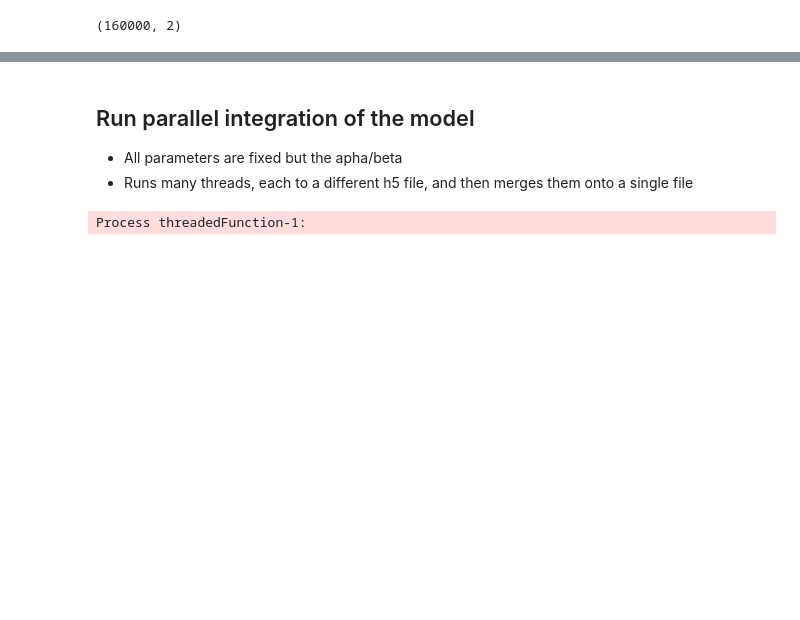
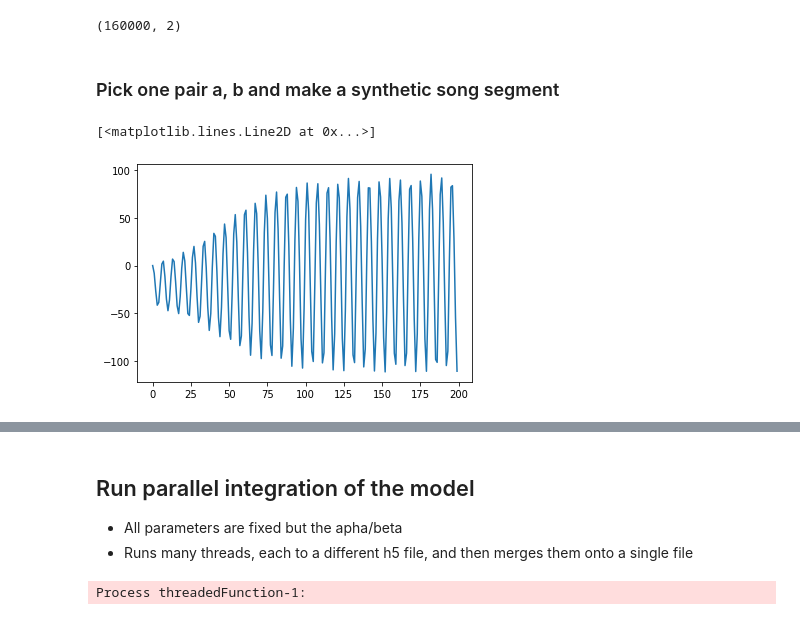
Before and after one commit to zekearneodo/soundflow, a Jupyter notebook: simmulate_sounds-finch-takens.ipynb, the cells around one changed output, grey strips where cells are left out. Drawn from its saved outputs; the diff is of its cells as text; code cells hidden in the pictures; blank space fills up the shorter version.

```diff
--- a/simmulate_sounds-finch-takens.ipynb
+++ b/simmulate_sounds-finch-takens.ipynb
@@ -160,3 +176,32 @@ plt.plot(np.array(abg)[:,0], np.array(abg)[:,1], '*');
 abg.shape
 # %% [output]
 (160000, 2)
+# %% [markdown]
+### Pick one pair a, b and make a synthetic song segment
+# %%
+alpha = -0.15
+beta = -1.5
+
+sim_pars = {'gamma': 23500,
+            'alpha':alpha,
+            'beta': beta,
+            'vocal_pars': vocal_pars,
+            'sim_samples': 3300,
+            's_f': 33000.,
+            'steps_per_sample': 20,
+            'x_0': np.array([5.E-12, 1.E-11, 1.E-12, 1.E-11, 1.E-12])
+           }
+
+
+alpha_values = sim_pars['alpha'] * np.ones(sim_pars['sim_samples'])
+beta_values = sim_pars['beta'] * np.ones(sim_pars['sim_samples'])
+env_values = np.ones(sim_pars['sim_samples'])*100
+par_stream = np.array([alpha_values, beta_values, env_values]).T
+for key in ['alpha', 'beta', 'gamma', 's_f', 'steps_per_sample']:
+    vocal_pars['sys'][key] = sim_pars[key]
+song_synth = zf.finch(vocal_pars, par_stream, x_0=sim_pars['x_0'])
+# %%
+plt.plot(song_synth[:200, 1])
+# %% [output]
+[<matplotlib.lines.Line2D at 0x...>]
+[figure, added]
```
Also changed, not shown: parts of 7 cells of this notebook, 4 other files.
